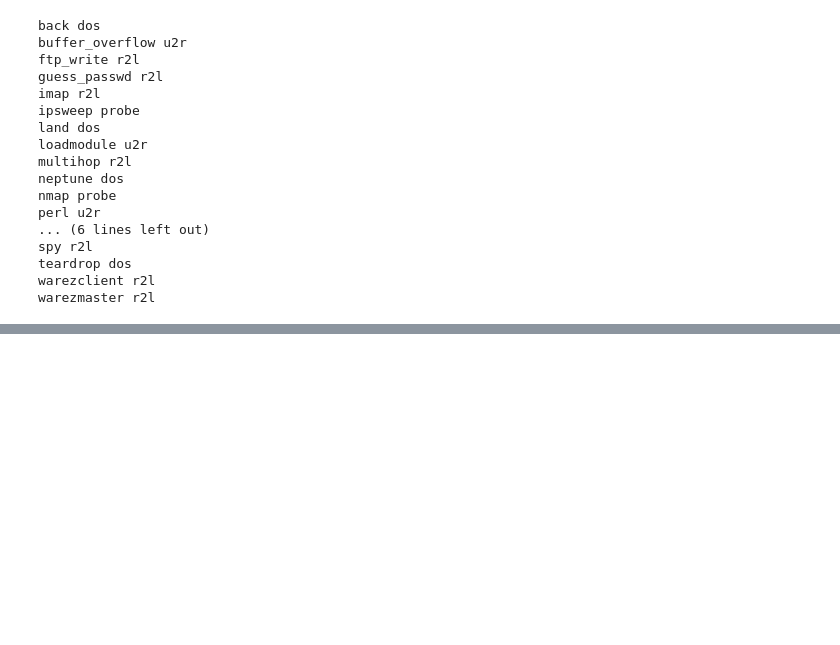
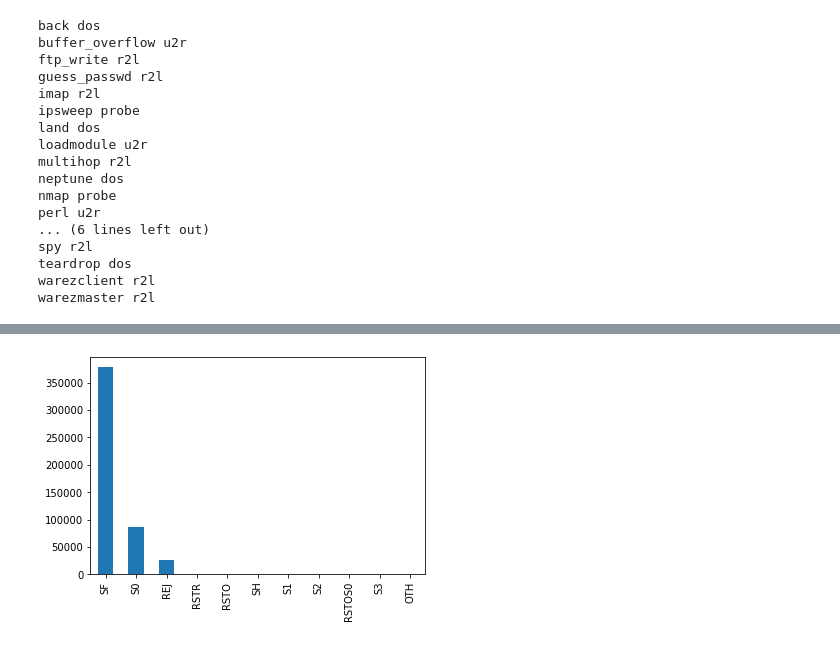
Before and after one commit to joenellis/implementation, a Jupyter notebook: dissert.ipynb, the cells around one changed output, grey strips where cells are left out. Saved outputs shown, nothing was run; the diff lists cells and outputs as text; code cells hidden in the pictures; blank space fills up the shorter version.

```diff
--- a/dissert.ipynb
+++ b/dissert.ipynb
@@ -110,0 +270,4 @@ warezmaster r2l
+# %%
+bar_graph('flag')
+# %% [output]
+[figure, added]
```
Also changed, not shown: parts of 29 cells of this notebook.
